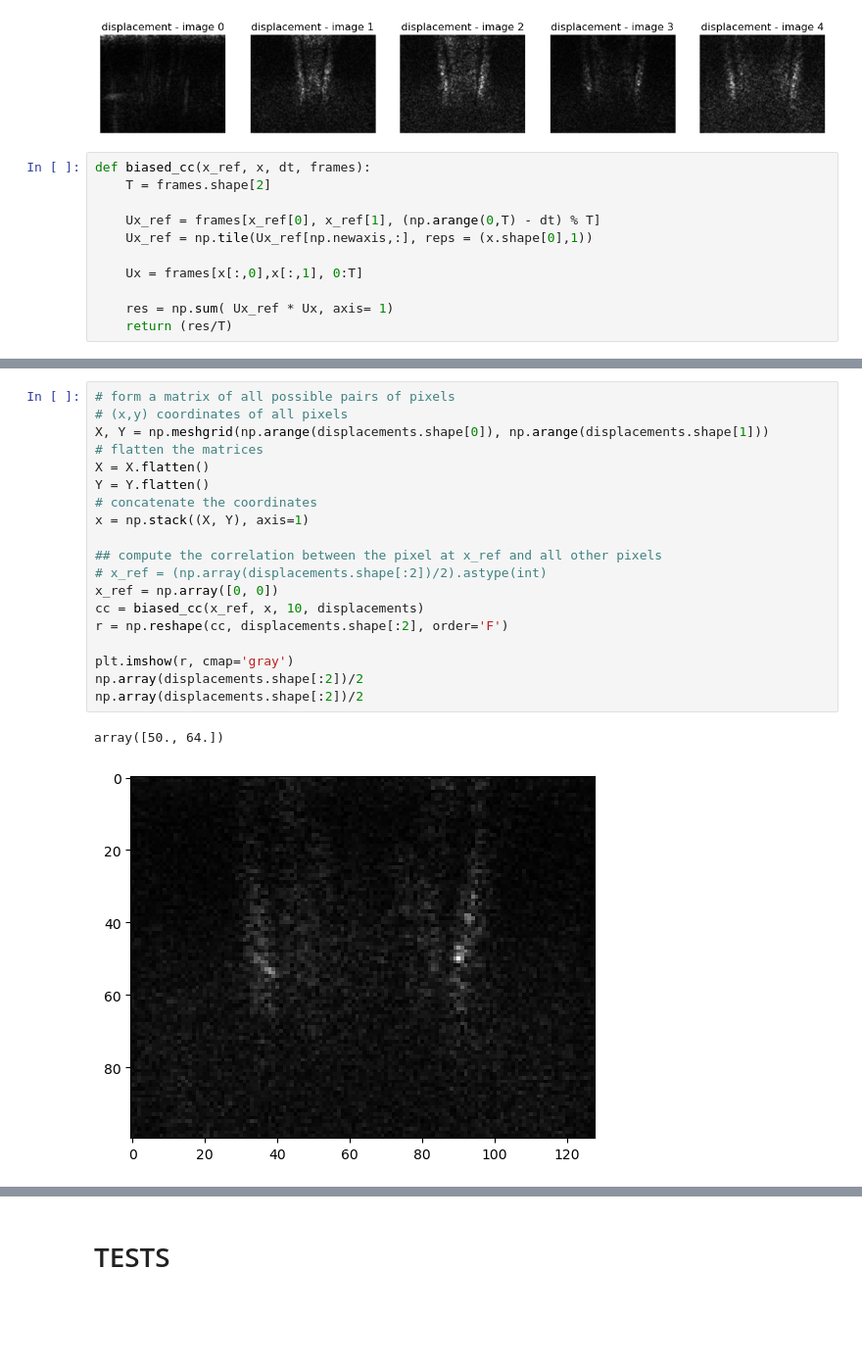
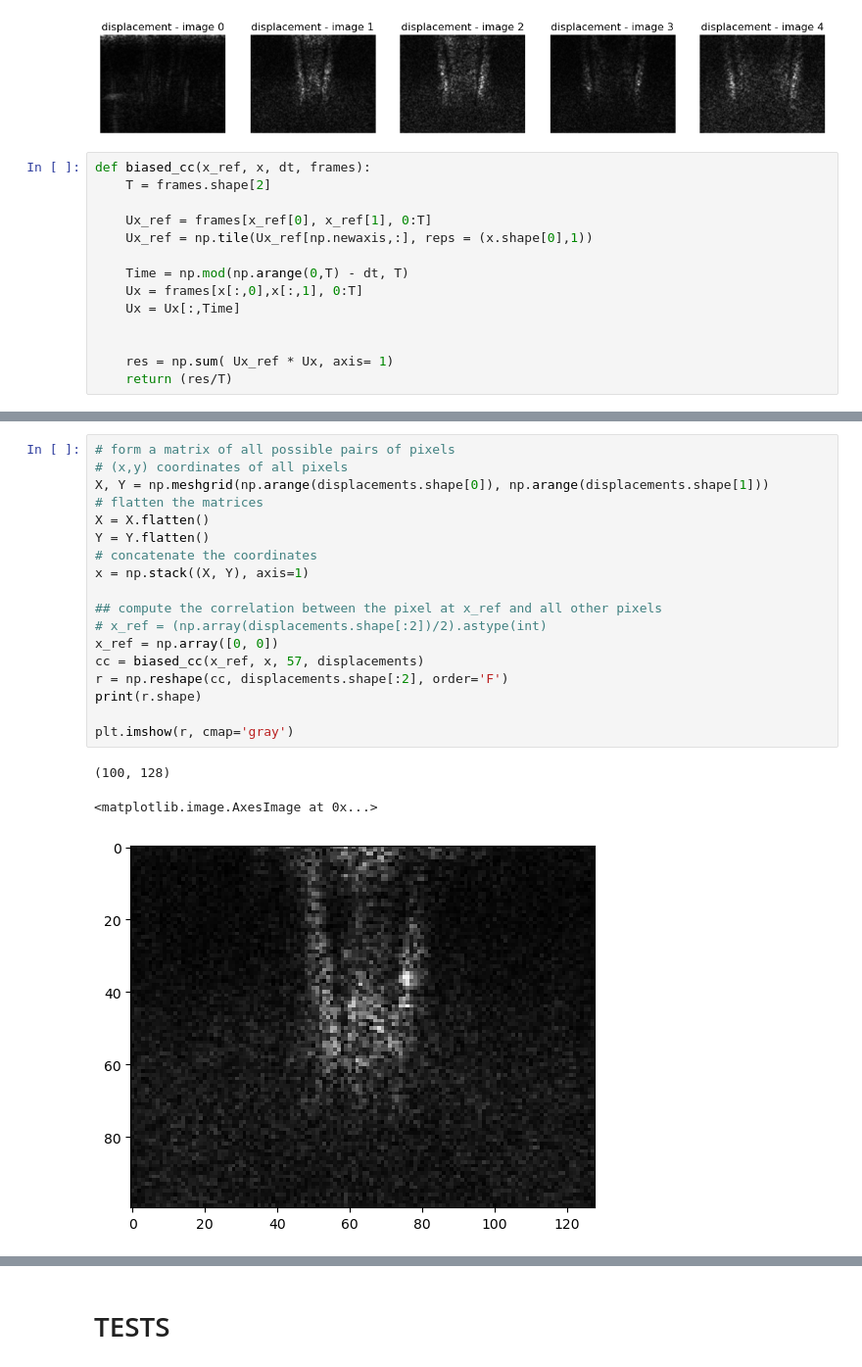
Before and after one commit to MalekSalah/Imagerie-medicale-beamforming-, a Jupyter notebook: notebooks/elastographu.ipynb, the cells around one changed output, grey strips where cells are left out. Shown at 98% size. Cells and saved outputs as stored; diff of their text form; blank space fills up the shorter version.

```diff
--- a/notebooks/elastographu.ipynb
+++ b/notebooks/elastographu.ipynb
@@ -58,10 +58,13 @@ for i in range(5):
 def biased_cc(x_ref, x, dt, frames):
     T = frames.shape[2]
 
-    Ux_ref = frames[x_ref[0], x_ref[1], (np.arange(0,T) - dt) % T]
+    Ux_ref = frames[x_ref[0], x_ref[1], 0:T]
     Ux_ref = np.tile(Ux_ref[np.newaxis,:], reps = (x.shape[0],1))
 
+    Time = np.mod(np.arange(0,T) - dt, T)
     Ux = frames[x[:,0],x[:,1], 0:T]
+    Ux = Ux[:,Time]
+
 
     res = np.sum( Ux_ref * Ux, axis= 1)
     return (res/T)
@@ -68,22 +105,22 @@ def biased_cc(x_ref, x, dt, frames):
 # %%
 # form a matrix of all possible pairs of pixels
 # (x,y) coordinates of all pixels
 X, Y = np.meshgrid(np.arange(displacements.shape[0]), np.arange(displacements.shape[1]))
 # flatten the matrices
 X = X.flatten()
 Y = Y.flatten()
 # concatenate the coordinates
 x = np.stack((X, Y), axis=1)
 
 ## compute the correlation between the pixel at x_ref and all other pixels
 # x_ref = (np.array(displacements.shape[:2])/2).astype(int)
 x_ref = np.array([0, 0])
-cc = biased_cc(x_ref, x, 10, displacements)
+cc = biased_cc(x_ref, x, 57, displacements)
 r = np.reshape(cc, displacements.shape[:2], order='F')
+print(r.shape)
 
 plt.imshow(r, cmap='gray')
-np.array(displacements.shape[:2])/2
-np.array(displacements.shape[:2])/2
 # %% [output]
-array([50., 64.])
+(100, 128)
+<matplotlib.image.AxesImage at 0x...>
-[figure, old version]
+[figure, new version]
```
Also changed, not shown: parts of 2 cells of this notebook.
